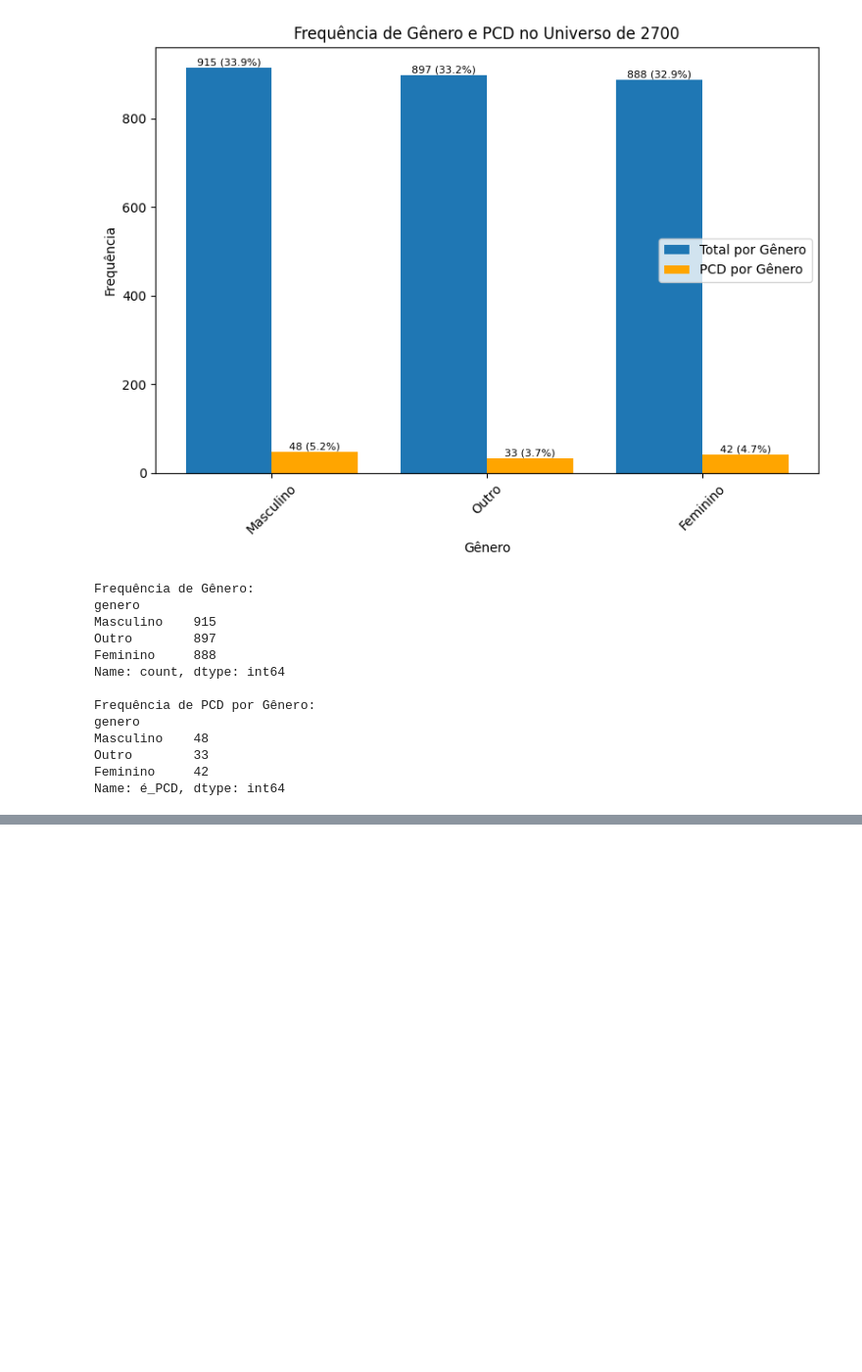
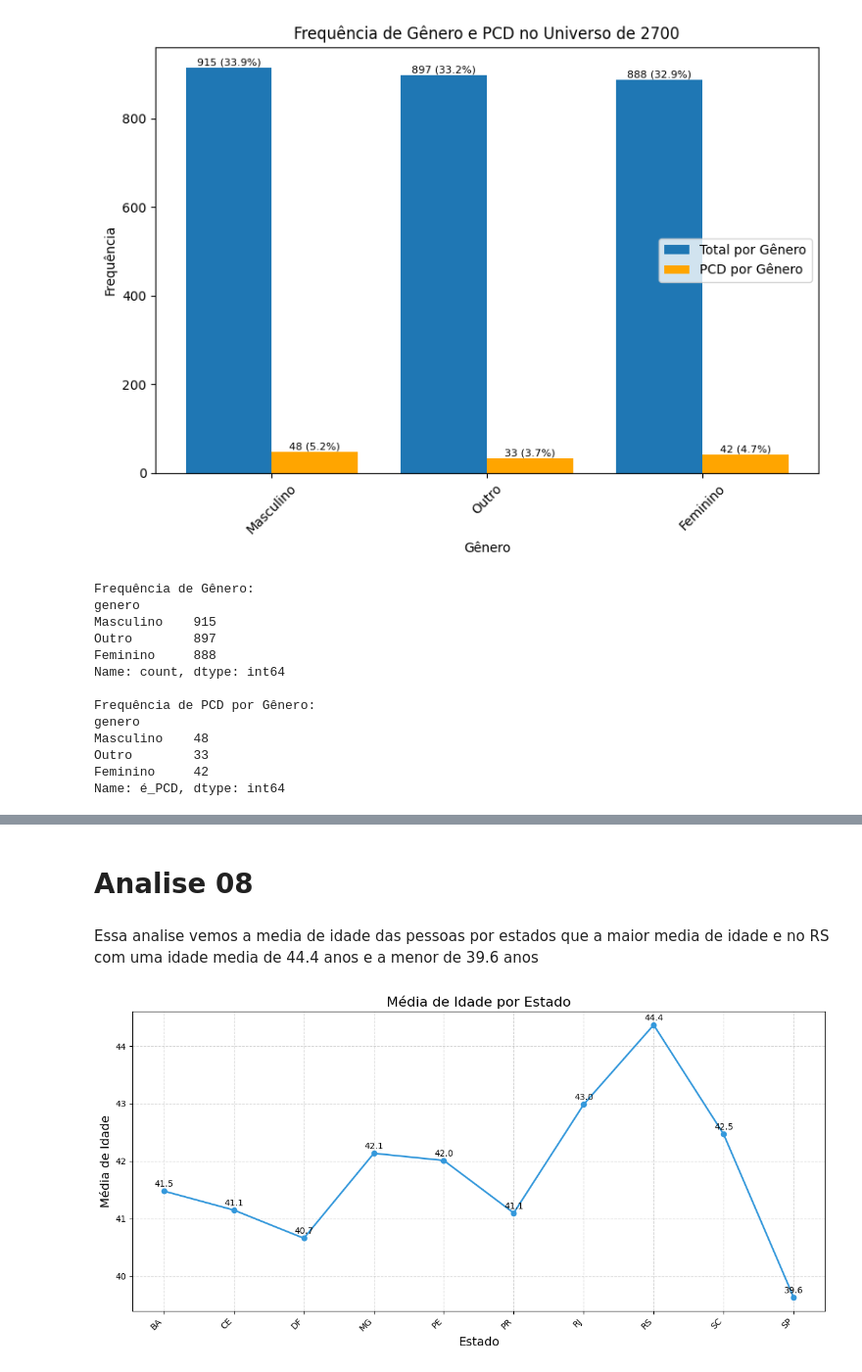
Before and after one commit to jesieldossantos/Curso-IA, a Jupyter notebook: analises/candidatos/candidatos_tecnologia.ipynb, the cells around one changed output, grey strips where cells are left out. Shown at 98% size. Saved outputs shown, nothing was run; the diff lists cells and outputs as text; code cells hidden in the pictures; blank space fills up the shorter version.

```diff
--- a/analises/candidatos/candidatos_tecnologia.ipynb
+++ b/analises/candidatos/candidatos_tecnologia.ipynb
@@ -491,0 +468,23 @@ Name: é_PCD, dtype: int64
+# %% [markdown]
+# Analise 08
+# %% [markdown]
+Essa analise vemos a media de idade das pessoas por estados que a maior media de idade e no RS com uma idade media de 44.4 anos e a menor de 39.6 anos
+# %%
+media_idade_estado = df_candidatos_completo.groupby('estado')['idade'].mean()
+
+plt.figure(figsize=(12, 6))
+plt.plot(media_idade_estado.index, media_idade_estado.values, marker='o', linestyle='-', color='#3498db', linewidth=2)
+plt.title('Média de Idade por Estado', fontsize=16)
+plt.xlabel('Estado', fontsize=14)
+plt.ylabel('Média de Idade', fontsize=14)
+plt.xticks(rotation=45, ha='right')
+plt.grid(True, linestyle='--', alpha=0.5)
+plt.tight_layout()
+
+# Annotate each point with its value
+for i, v in enumerate(media_idade_estado.values):
+	plt.annotate(f"{v:.1f}", (media_idade_estado.index[i], v), textcoords="offset points", xytext=(0, 5), ha='center')
+
+plt.show()
+# %% [output]
+[figure, added]
```
Also changed, not shown: parts of 18 cells of this notebook.
